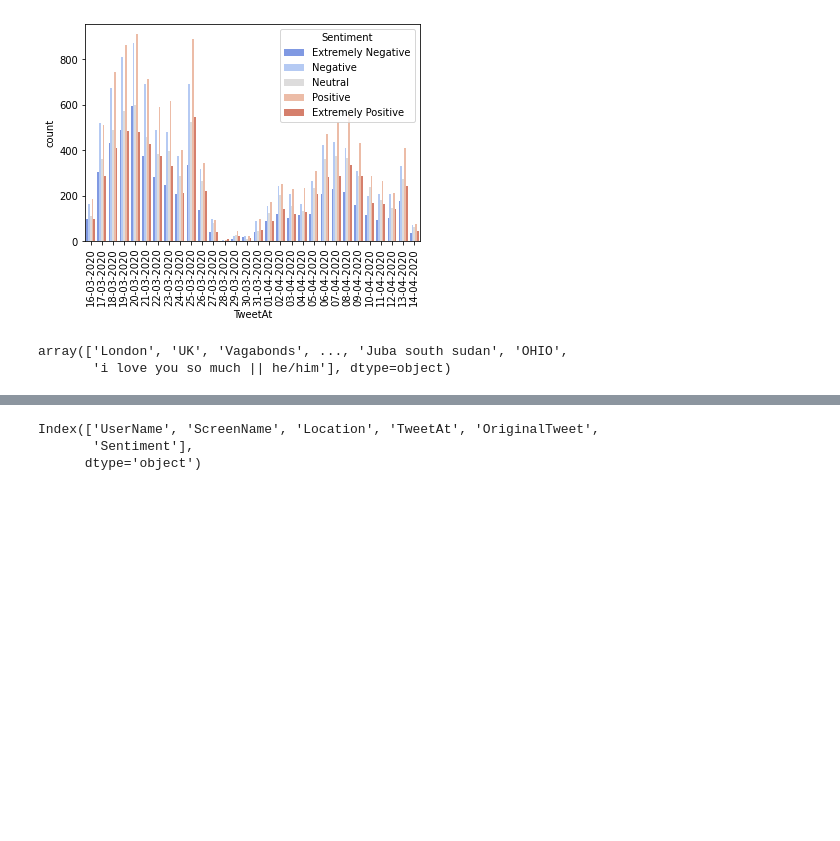
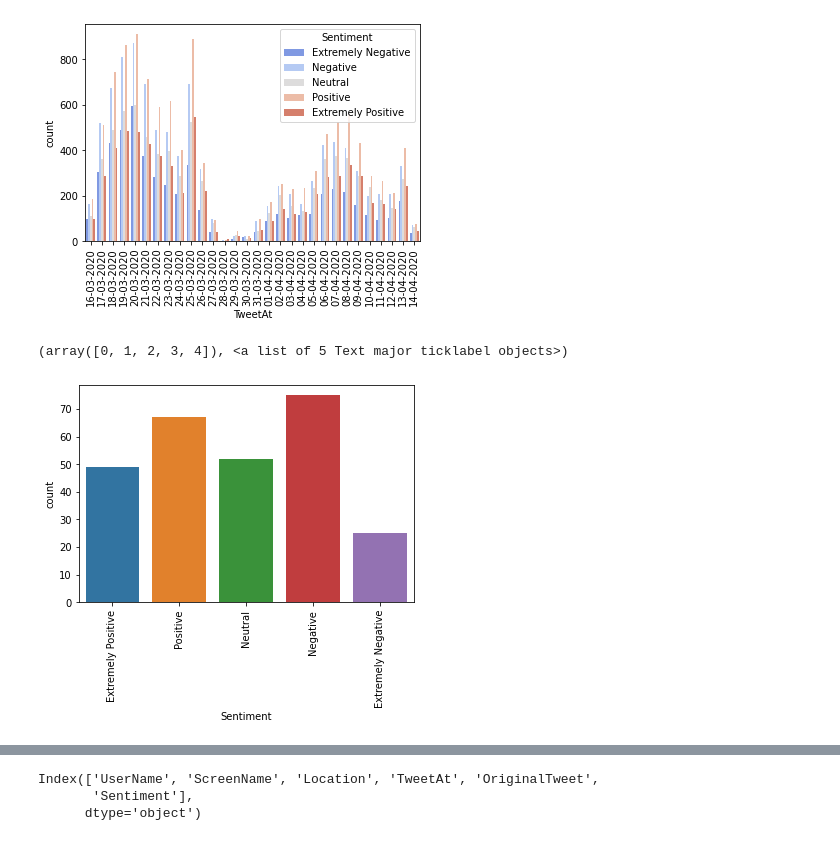
Before and after one commit to sweetyjunnarkar/Corona-tweet-sentiments, a Jupyter notebook: Sweety_Junnarkar_Team_1_Capstone_Project.ipynb, the cells around one changed output, grey strips where cells are left out. Cells and saved outputs as stored; diff of their text form; code cells hidden in the pictures; blank space fills up the shorter version.

```diff
--- a/Sweety_Junnarkar_Team_1_Capstone_Project.ipynb
+++ b/Sweety_Junnarkar_Team_1_Capstone_Project.ipynb
@@ -206,8 +206,9 @@ plt.xticks(rotation = 90)
         17, 18, 19, 20, 21, 22, 23, 24, 25, 26, 27, 28, 29]),
  <a list of 30 Text major ticklabel objects>)
 [figure]
-# %%
-df['Location'].unique()
-# %% [output]
-array(['London', 'UK', 'Vagabonds', ..., 'Juba south sudan', 'OHIO',
-       'i love you so much || he/him'], dtype=object)
+# %%
+sns.countplot(df[df['Location']=="India"]['Sentiment'])
+plt.xticks(rotation = 90)
+# %% [output]
+(array([0, 1, 2, 3, 4]), <a list of 5 Text major ticklabel objects>)
+[figure, added]
```
Also changed, not shown: parts of 35 cells of this notebook.
